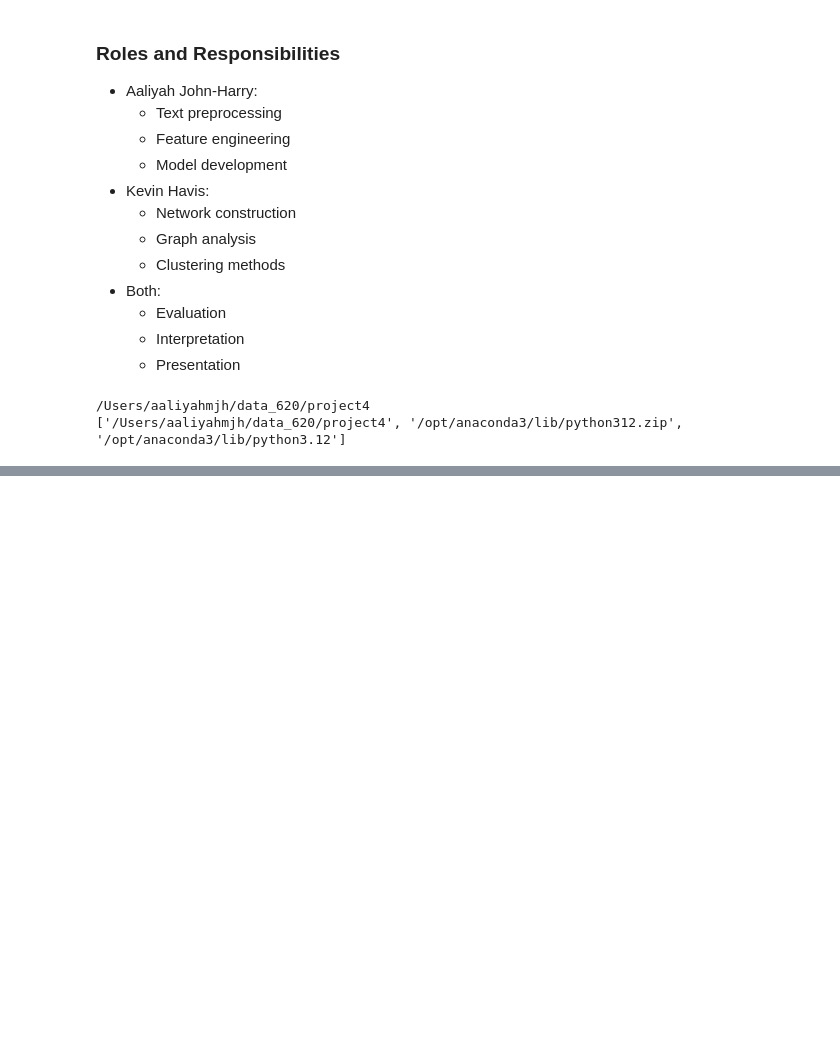
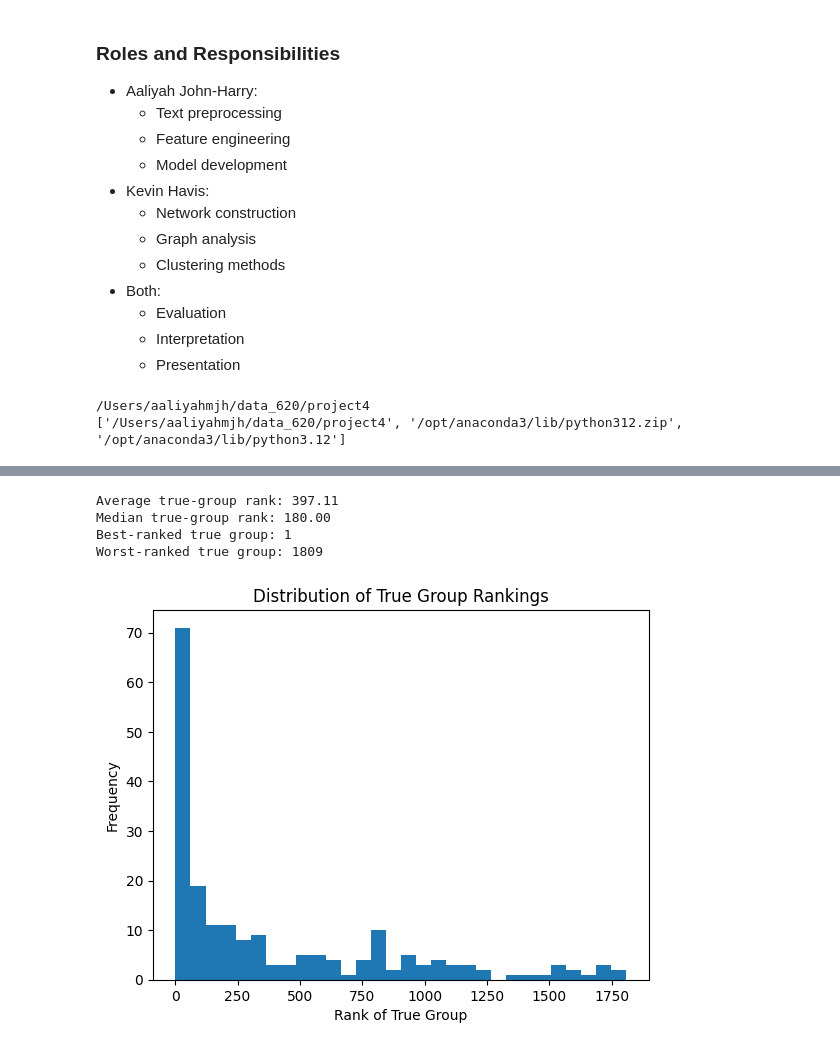
Before and after one commit to kevinhav/data_620, a Jupyter notebook: project4/project_final.ipynb, the cells around one changed output, grey strips where cells are left out. Cells and saved outputs as stored; diff of their text form; code cells hidden in the pictures; blank space fills up the shorter version.

```diff
--- a/project4/project_final.ipynb
+++ b/project4/project_final.ipynb
@@ -172,0 +169,2 @@ Plotting similarity matrix...
+# %%
+ranked_groups["rank"] = ranked_groups.index + 1
@@ -172,0 +181,60 @@ Plotting similarity matrix...
+# %%
+results = []
+
+for puzzle_index in range(50):
+
+    raw_puzzle = loader.get_puzzle(puzzle_index)
+    words = loader.words[puzzle_index]
+
+    embedder = Embedder(words)
+
+    embedder.get_glove_embeddings()
+
+    similarity_matrix = embedder.get_cosine_similarity()
+
+    ranked_groups = rank_word_combinations(
+        words,
+        similarity_matrix
+    )
+
+    true_groups = get_true_groups(raw_puzzle)
+
+    ranked_groups["is_true_group"] = ranked_groups[
+        "combo_words"
+    ].apply(lambda x: frozenset(x) in true_groups)
+
+    ranked_groups["rank"] = ranked_groups.index + 1
+
+    true_rankings = ranked_groups[
+        ranked_groups["is_true_group"] == True
+    ]["rank"].tolist()
+
+    results.extend(true_rankings)
+# %%
+import numpy as np
+
+average_true_group_rank = np.mean(results)
+median_true_group_rank = np.median(results)
+
+best_ranked_true_group = min(results)
+worst_ranked_true_group = max(results)
+
+print(f"Average true-group rank: {average_true_group_rank:.2f}")
+print(f"Median true-group rank: {median_true_group_rank:.2f}")
+print(f"Best-ranked true group: {best_ranked_true_group}")
+print(f"Worst-ranked true group: {worst_ranked_true_group}")
+# %% [output]
+Average true-group rank: 397.11
+Median true-group rank: 180.00
+Best-ranked true group: 1
+Worst-ranked true group: 1809
+# %%
+import matplotlib.pyplot as plt
+
+plt.hist(results, bins=30)
+plt.xlabel("Rank of True Group")
+plt.ylabel("Frequency")
+plt.title("Distribution of True Group Rankings")
+plt.show()
+# %% [output]
+[figure, added]
```
Also changed, not shown: parts of 11 cells of this notebook, 2 other files.
